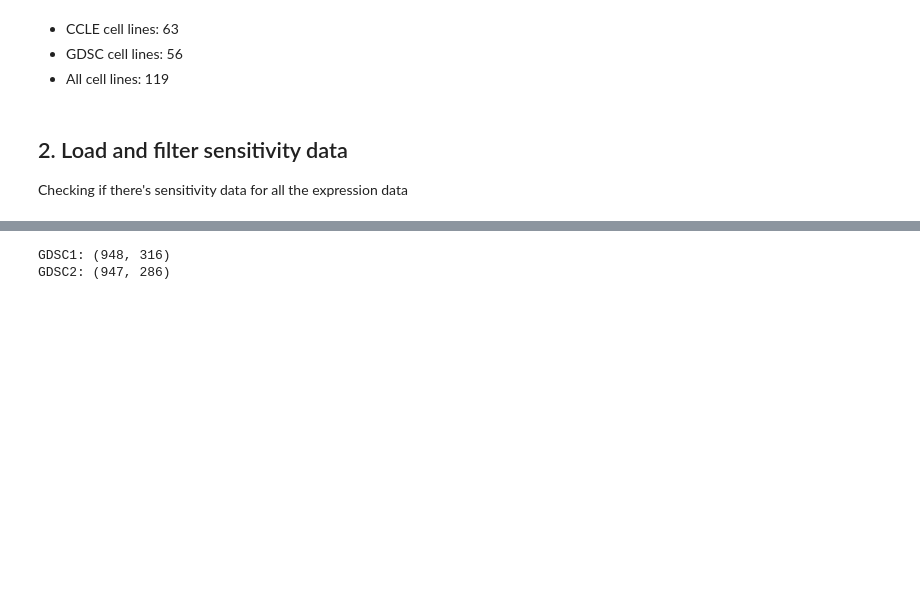
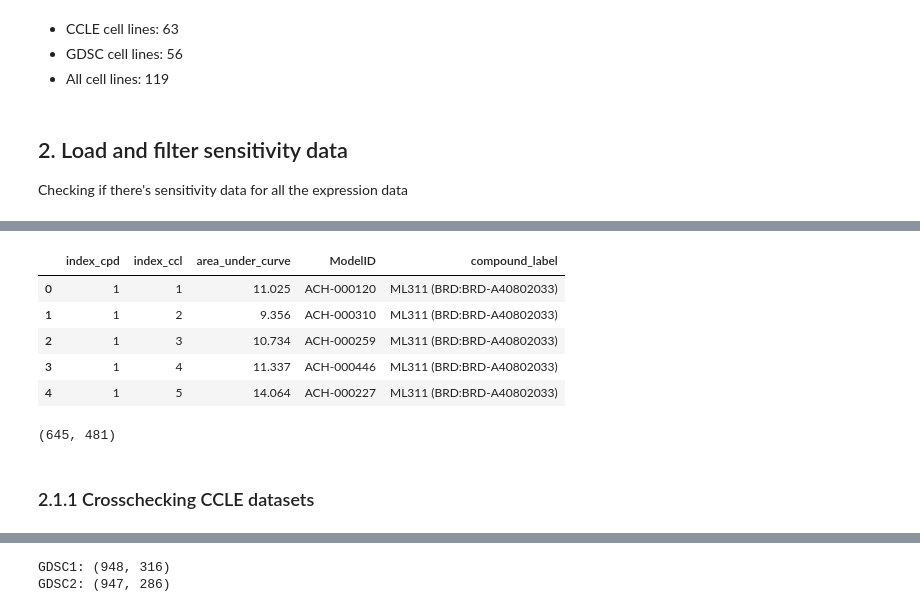
Before and after one commit to zuhany/cell_lines_pv_26, a Jupyter notebook: notebooks/glioma.ipynb, the cells around one changed output, grey strips where cells are left out. Drawn from its saved outputs; the diff is of its cells as text; code cells hidden in the pictures; blank space fills up the shorter version.

```diff
--- a/notebooks/glioma.ipynb
+++ b/notebooks/glioma.ipynb
@@ -340,0 +522,17 @@ Checking if there's sensitivity data for all the expression data
+# %%
+compound_metadata["compound_label"] = (
+    compound_metadata["cpd_name"]
+    .str.upper()
+    .str.cat(
+        " (BRD:"
+        + compound_metadata["broad_cpd_id"]
+        + ")"
+    )
+)
+
+if compound_metadata["compound_label"].duplicated().any():
+    raise ValueError("Compound labels are not unique.")
+
+compound_metadata[
+    ["index_cpd", "cpd_name", "compound_label"]
+].head()
@@ -341 +546,52 @@ Checking if there's sensitivity data for all the expression data
+# %%
+annotated_auc = (
+    auc
+    .merge(
+        cell_metadata[["index_ccl", "ModelID"]],
+        on="index_ccl",
+        how="left",
+        validate="many_to_one",
+    )
+    .merge(
+        compound_metadata[
+            ["index_cpd", "compound_label"]
+        ],
+        on="index_cpd",
+        how="left",
+        validate="many_to_one",
+    )
+)
+
+if annotated_auc["ModelID"].isna().any():
+    raise ValueError("Some CTRP cell lines lack a ModelID.")
+
+if annotated_auc["compound_label"].isna().any():
+    raise ValueError("Some compounds lack annotations.")
+
+annotated_auc.head()
+# %% [output]
+|  | index_cpd | index_ccl | area_under_curve | ModelID | compound_label |
+| 0 | 1 | 1 | 11.025 | ACH-000120 | ML311 (BRD:BRD-A40802033) |
+| 1 | 1 | 2 | 9.356 | ACH-000310 | ML311 (BRD:BRD-A40802033) |
+| 2 | 1 | 3 | 10.734 | ACH-000259 | ML311 (BRD:BRD-A40802033) |
+| 3 | 1 | 4 | 11.337 | ACH-000446 | ML311 (BRD:BRD-A40802033) |
+| 4 | 1 | 5 | 14.064 | ACH-000227 | ML311 (BRD:BRD-A40802033) |
+# %%
+ctrpv2 = annotated_auc.pivot_table(
+    index="ModelID",
+    columns="compound_label",
+    values="area_under_curve",
+    aggfunc="mean",
+)
+
+ctrpv2 = ctrpv2.sort_index().sort_index(axis=1)
+
+ctrpv2.index.name = None
+ctrpv2.columns.name = None
+
+ctrpv2.shape
+# %% [output]
+(645, 481)
+# %% [markdown]
+### 2.1.1 Crosschecking CCLE datasets
 # %%
```
Also changed, not shown: parts of 30 cells of this notebook, 16 other files.
